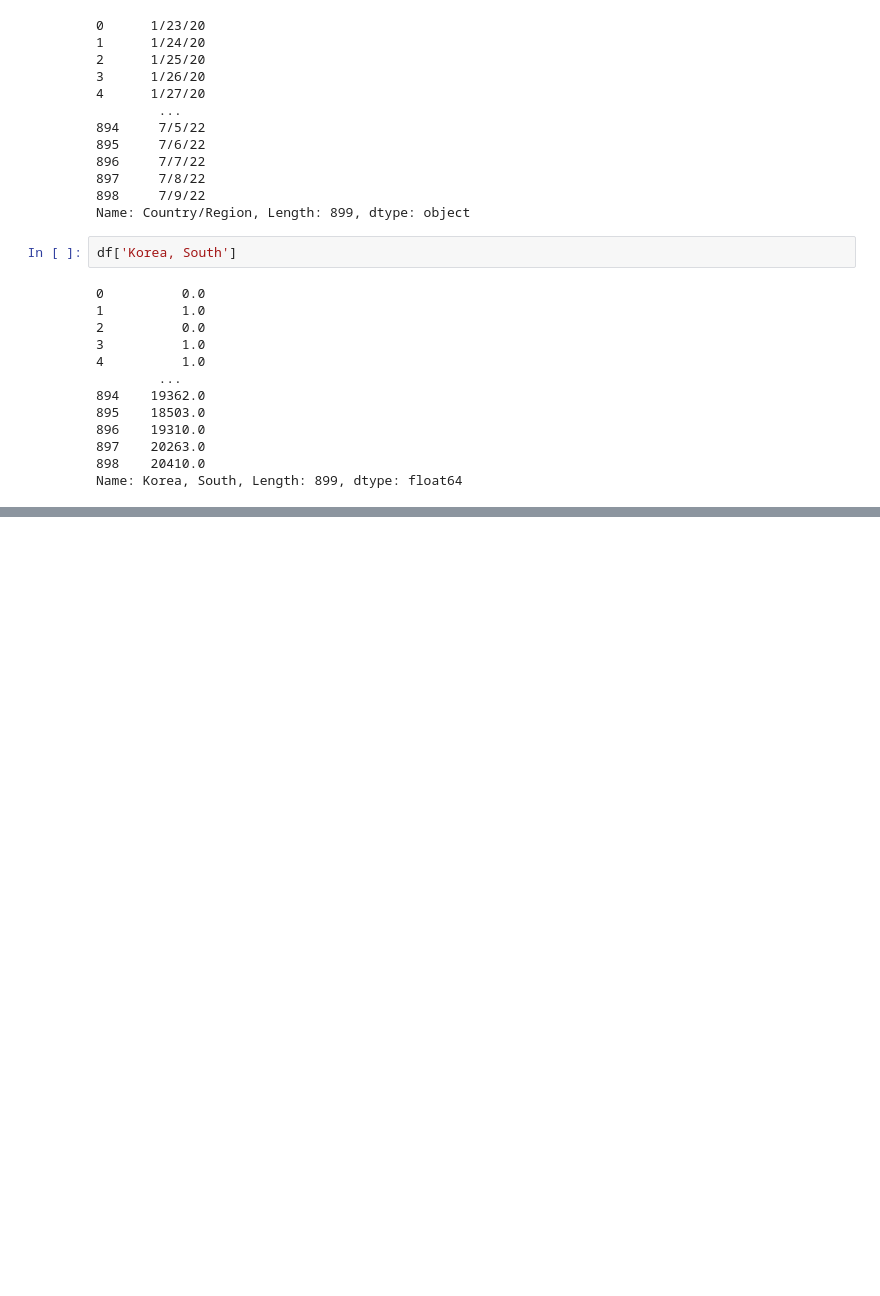
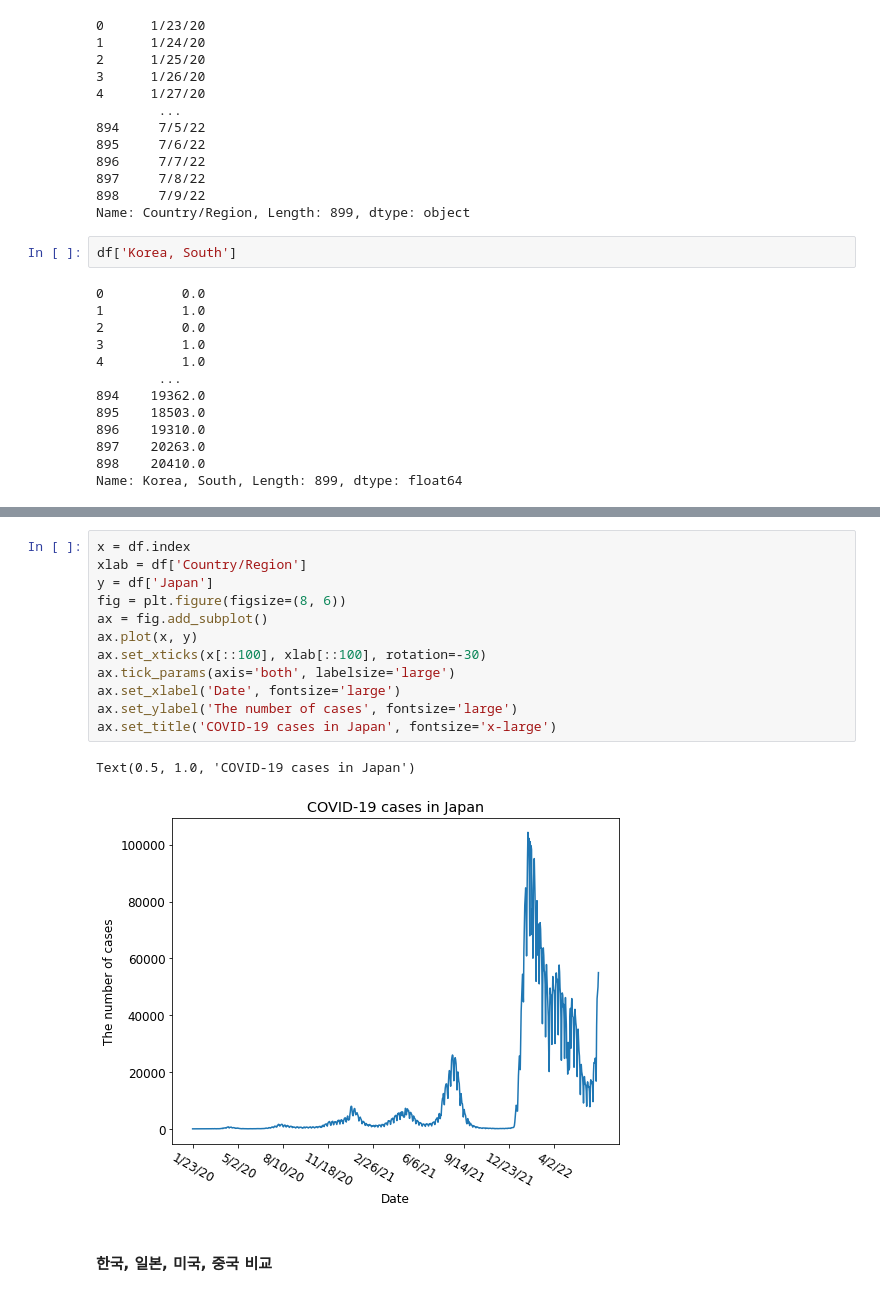
Before and after one commit to munhyunsu/Hobby, a Jupyter notebook: Lectures/2022-DataAnalysis-ChungnamScienceHighSchool/Case2.ipynb, the cells around one changed output, grey strips where cells are left out. Cells and saved outputs as stored; diff of their text form; blank space fills up the shorter version.

```diff
--- a/Lectures/2022-DataAnalysis-ChungnamScienceHighSchool/Case2.ipynb
+++ b/Lectures/2022-DataAnalysis-ChungnamScienceHighSchool/Case2.ipynb
@@ -180,0 +216,17 @@ Text(0.5, 1.0, 'COVID-19 cases in South Korea')
+# %%
+x = df.index
+xlab = df['Country/Region']
+y = df['Japan']
+fig = plt.figure(figsize=(8, 6))
+ax = fig.add_subplot()
+ax.plot(x, y)
+ax.set_xticks(x[::100], xlab[::100], rotation=-30)
+ax.tick_params(axis='both', labelsize='large')
+ax.set_xlabel('Date', fontsize='large')
+ax.set_ylabel('The number of cases', fontsize='large')
+ax.set_title('COVID-19 cases in Japan', fontsize='x-large')
+# %% [output]
+Text(0.5, 1.0, 'COVID-19 cases in Japan')
+[figure, added]
+# %% [markdown]
+#### 한국, 일본, 미국, 중국 비교
```
Also changed, not shown: parts of 20 cells of this notebook.
